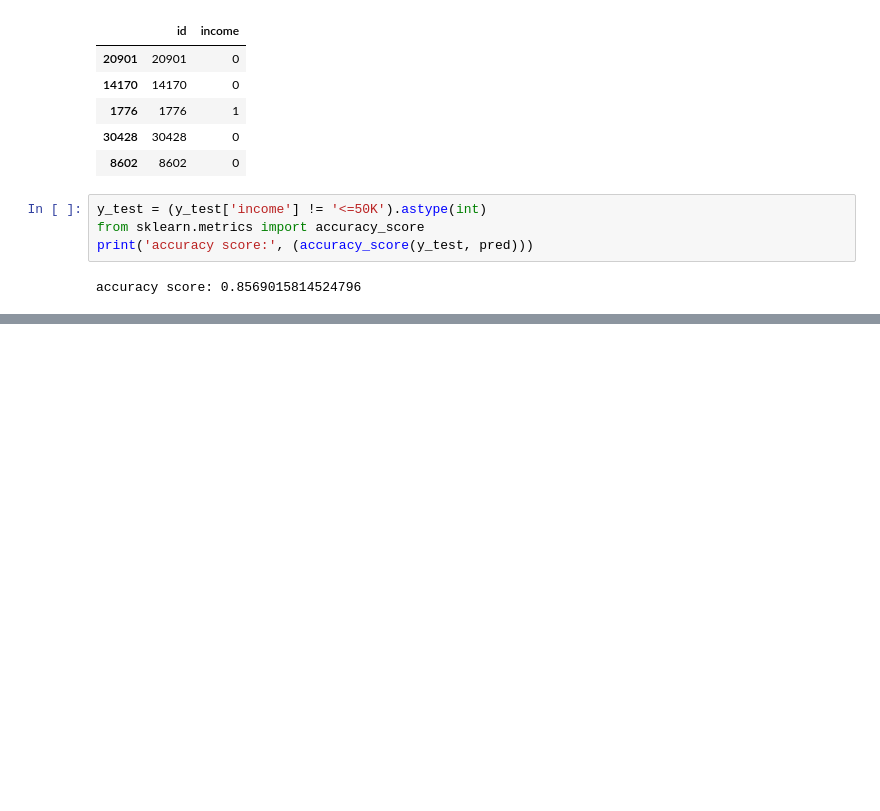
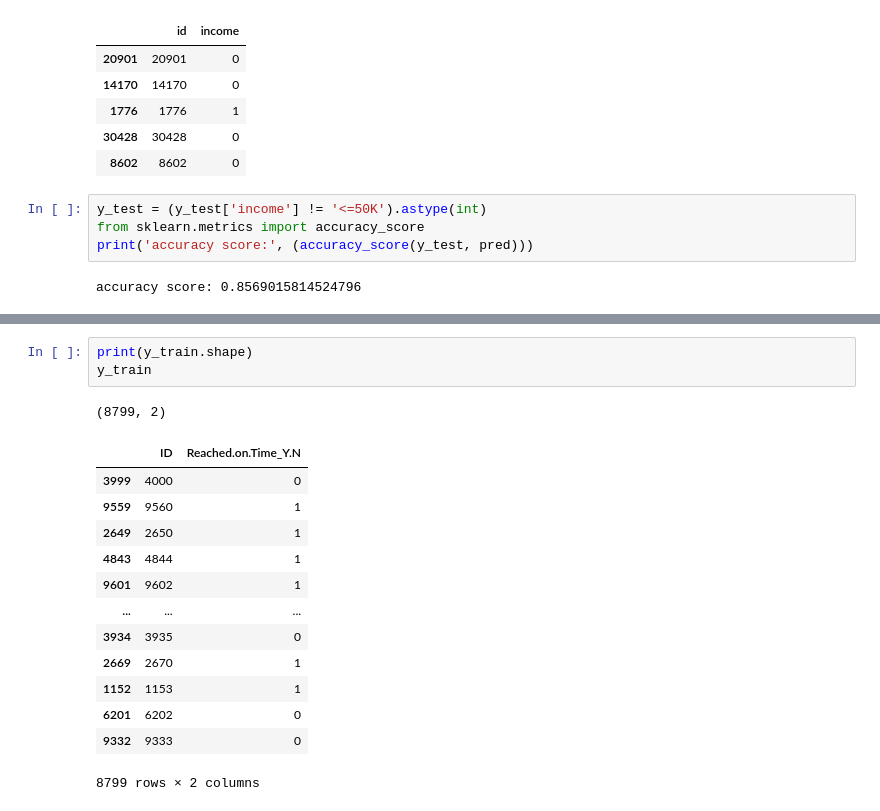
Before and after one commit to zudata/BEAKJOON, a Jupyter notebook: study/Big Data Certification study.ipynb, the cells around one changed output, grey strips where cells are left out. Drawn from its saved outputs; the diff is of its cells as text; blank space fills up the shorter version.

```diff
--- a/study/Big Data Certification study.ipynb
+++ b/study/Big Data Certification study.ipynb
@@ -3187,0 +3254,18 @@ print(submit.shape, test.shape)
+# %%
+print(y_train.shape)
+y_train
+# %% [output]
+(8799, 2)
+|  | ID | Reached.on.Time_Y.N |
+| 3999 | 4000 | 0 |
+| 9559 | 9560 | 1 |
+| 2649 | 2650 | 1 |
+| 4843 | 4844 | 1 |
+| 9601 | 9602 | 1 |
+| ... | ... | ... |
+| 3934 | 3935 | 0 |
+| 2669 | 2670 | 1 |
+| 1152 | 1153 | 1 |
+| 6201 | 6202 | 0 |
+| 9332 | 9333 | 0 |
+8799 rows × 2 columns
```
Also changed, not shown: parts of 202 cells of this notebook.
